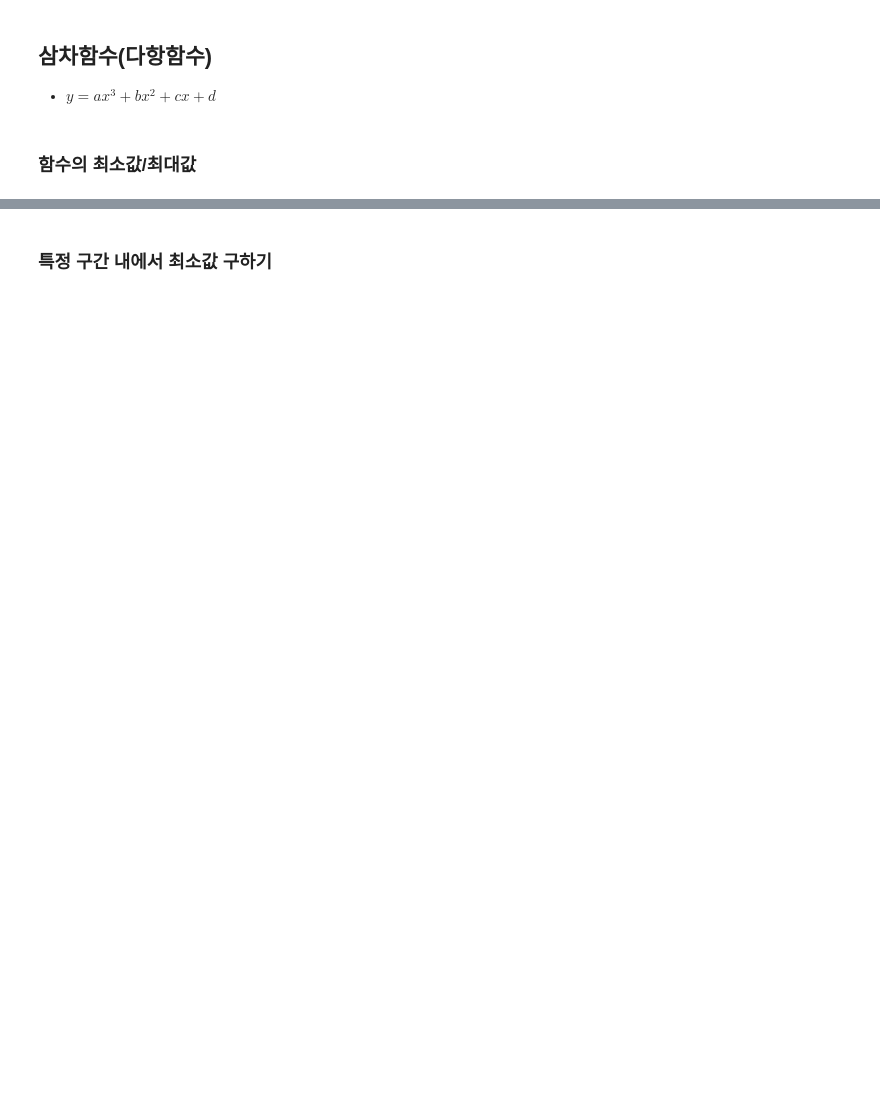
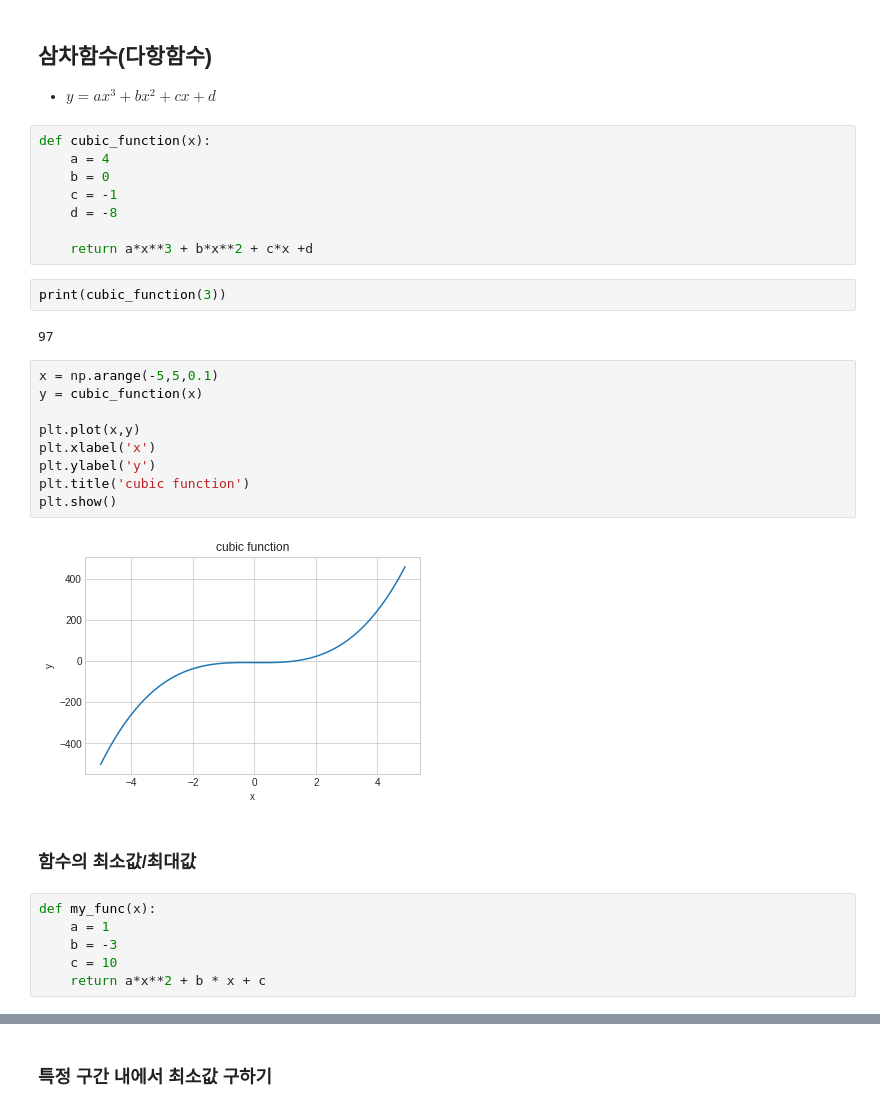
Before and after one commit to woolozzx21/leesuan, a Jupyter notebook: _2_신경망_기초_수학.ipynb, the cells around one changed output, grey strips where cells are left out. Cells and saved outputs as stored; diff of their text form; blank space fills up the shorter version.

```diff
--- a/_2_신경망_기초_수학.ipynb
+++ b/_2_신경망_기초_수학.ipynb
@@ -17,3 +65,32 @@
 * $y = ax^3 + bx^2 + cx + d$
+# %%
+def cubic_function(x):
+    a = 4
+    b = 0
+    c = -1
+    d = -8
+
+    return a*x**3 + b*x**2 + c*x +d
+# %%
+print(cubic_function(3))
+# %% [output]
+97
+# %%
+x = np.arange(-5,5,0.1)
+y = cubic_function(x)
+
+plt.plot(x,y)
+plt.xlabel('x')
+plt.ylabel('y')
+plt.title('cubic function')
+plt.show()
+# %% [output]
+[figure, added]
 # %% [markdown]
 ### 함수의 최소값/최대값
+# %%
+def my_func(x):
+    a = 1
+    b = -3
+    c = 10
+    return a*x**2 + b * x + c
```
Also changed, not shown: parts of 33 cells of this notebook.
